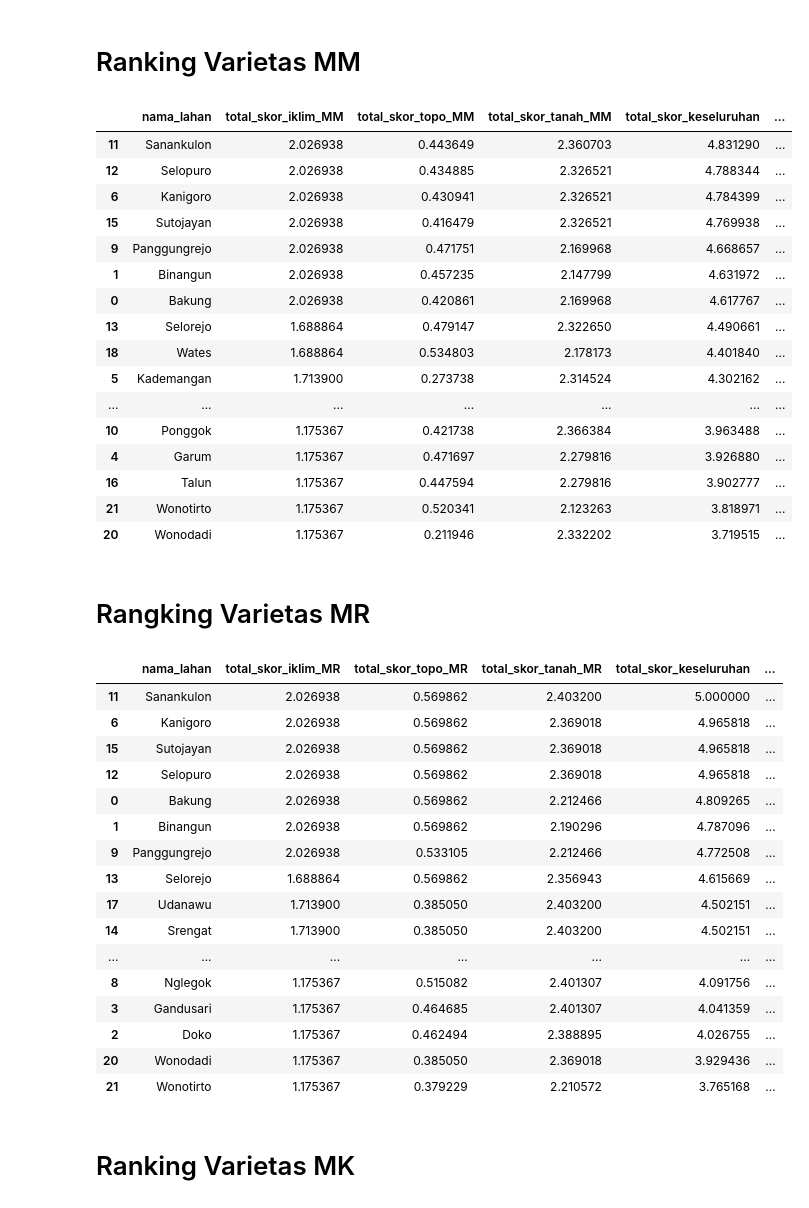
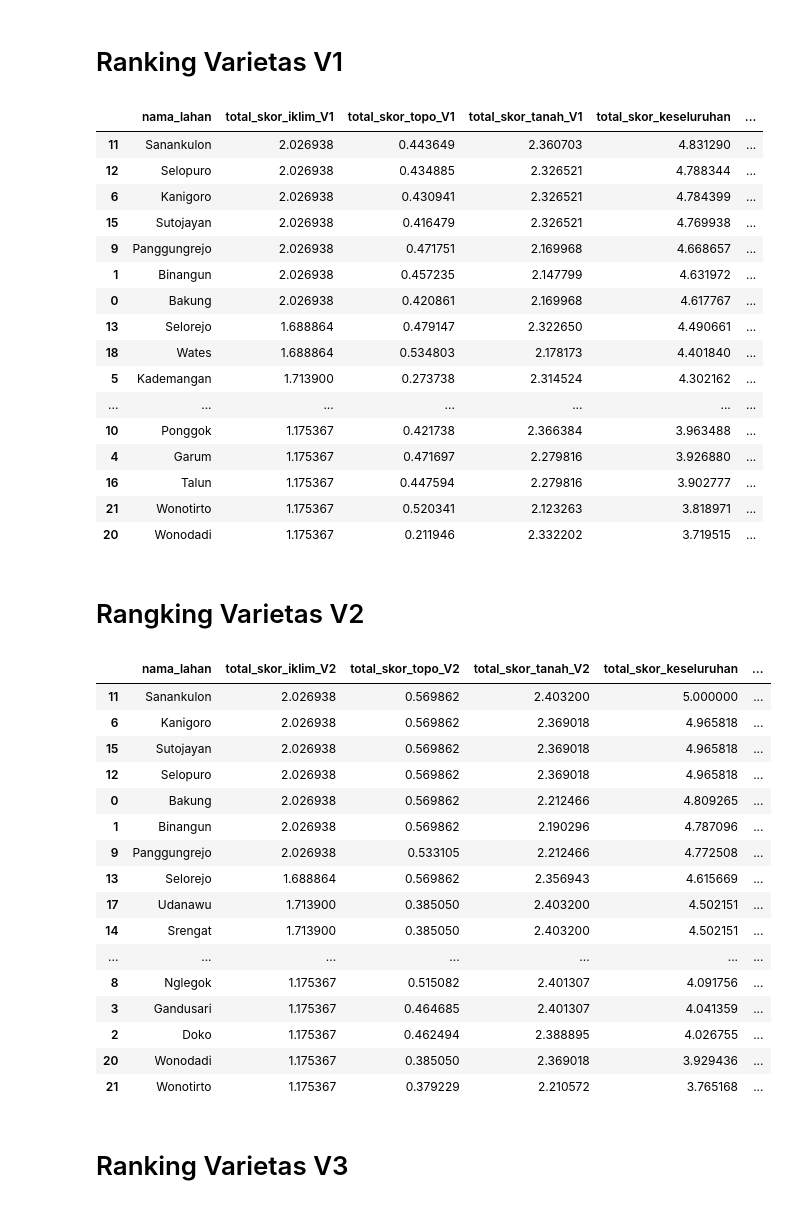
Before and after one commit to rizkyyurdan26/ahp_pm, a Jupyter notebook: ranking.ipynb, the cells around one changed output. Cells and saved outputs as stored; diff of their text form; code cells hidden in the pictures.

```diff
--- a/ranking.ipynb
+++ b/ranking.ipynb
@@ -22,51 +22,52 @@ def load_variable_from_notebook(notebook_path, variable_name):
         raise ValueError(f"Variable '{variable_name}' not found in {notebook_path}")
     return variable
 # %% [markdown]
-# Ranking Varietas MM
+# Ranking Varietas V1
 # %%
 
 
 # Mengimpor variabel dari masing-masing notebook
-total_skor_tanah_MM = load_variable_from_notebook('pm_tanah.ipynb', 'total_skor_tanah_MM')
-total_skor_topo_MM = load_variable_from_notebook('pm_topografi.ipynb', 'total_skor_topo_MM')
-skor_total_iklim_MM = load_variable_from_notebook('pm_iklim.ipynb', 'skor_total_iklim_MM')  # Ganti nama variabel yang dimuat
+total_skor_tanah_V1 = load_variable_from_notebook('pm_tanah.ipynb', 'total_skor_tanah_V1')
+total_skor_topo_V1 = load_variable_from_notebook('pm_topografi.ipynb', 'total_skor_topo_V1')
+skor_total_iklim_V1 = load_variable_from_notebook('pm_iklim.ipynb', 'skor_total_iklim_V1')  # Ganti nama variabel yang dimuat
 
 # Membuat DataFrame dari setiap variabel yang telah diimpor
 import pandas as pd
 
 # Menggabungkan DataFrame berdasarkan 'nama_lahan'
-df_tanah = total_skor_tanah_MM[['nama_lahan', 'total_skor_tanah_MM']]
-df_topo = total_skor_topo_MM[['nama_lahan', 'total_skor_topo_MM']]
-df_iklim = skor_total_iklim_MM[['nama_lahan', 'total_skor_iklim_MM']]  # Pastikan nama variabel sesuai
+df_tanah = total_skor_tanah_V1[['nama_lahan', 'total_skor_tanah_V1']]
+df_topo = total_skor_topo_V1[['nama_lahan', 'total_skor_topo_V1']]
+df_iklim = skor_total_iklim_V1[['nama_lahan', 'total_skor_iklim_V1']]  # Pastikan nama variabel sesuai
 
 df_combined = pd.merge(df_iklim, df_topo, on='nama_lahan')
 df_combined = pd.merge(df_combined, df_tanah, on='nama_lahan')
 
 # Menambahkan kolom baru untuk total skor keseluruhan
 df_combined['total_skor_keseluruhan'] = (
-    df_combined['total_skor_iklim_MM'] +
-    df_combined['total_skor_topo_MM'] +
-    df_combined['total_skor_tanah_MM']
+    df_combined['total_skor_iklim_V1'] +
+    df_combined['total_skor_topo_V1'] +
+    df_combined['total_skor_tanah_V1']
 )
 
 # Mengurutkan DataFrame berdasarkan 'total_skor_keseluruhan' secara descending
 df_combined_sorted = df_combined.sort_values(by='total_skor_keseluruhan', ascending=False)
 
 # Menambahkan kolom ranking
 df_combined_sorted['ranking'] = range(1, len(df_combined_sorted) + 1)
 
 # Menyusun ulang kolom sehingga 'ranking' berada setelah 'total_skor_keseluruhan'
 cols = df_combined_sorted.columns.tolist()
 col_pos = cols.index('total_skor_keseluruhan') + 1  # Dapatkan posisi setelah 'total_skor_keseluruhan'
 cols.insert(col_pos, cols.pop(cols.index('ranking')))  # Pindahkan 'ranking' ke posisi yang diinginkan
 
 # Menerapkan urutan kolom baru
 df_combined_sorted = df_combined_sorted[cols]
 
 # Menampilkan DataFrame yang telah disusun
 df_combined_sorted
+# df_combined_sorted.to_excel('ranking_V1.xlsx')
 # %% [output]
-|  | nama_lahan | total_skor_iklim_MM | total_skor_topo_MM | total_skor_tanah_MM | total_skor_keseluruhan | ... |
+|  | nama_lahan | total_skor_iklim_V1 | total_skor_topo_V1 | total_skor_tanah_V1 | total_skor_keseluruhan | ... |
 | 11 | Sanankulon | 2.026938 | 0.443649 | 2.360703 | 4.831290 | ... |
 | 12 | Selopuro | 2.026938 | 0.434885 | 2.326521 | 4.788344 | ... |
 | 6 | Kanigoro | 2.026938 | 0.430941 | 2.326521 | 4.784399 | ... |
@@ -84,29 +85,29 @@ df_combined_sorted
 | 21 | Wonotirto | 1.175367 | 0.520341 | 2.123263 | 3.818971 | ... |
 | 20 | Wonodadi | 1.175367 | 0.211946 | 2.332202 | 3.719515 | ... |
 # %% [markdown]
-# Rangking Varietas MR
+# Rangking Varietas V2
 # %%
 # Mengimpor variabel dari masing-masing notebook
-total_skor_tanah_MR = load_variable_from_notebook('pm_tanah.ipynb', 'total_skor_tanah_MR')
-total_skor_topo_MR = load_variable_from_notebook('pm_topografi.ipynb', 'total_skor_topo_MR')
-skor_total_iklim_MR = load_variable_from_notebook('pm_iklim.ipynb', 'skor_total_iklim_MR')  # Ganti nama variabel yang dimuat
+total_skor_tanah_V2 = load_variable_from_notebook('pm_tanah.ipynb', 'total_skor_tanah_V2')
+total_skor_topo_V2 = load_variable_from_notebook('pm_topografi.ipynb', 'total_skor_topo_V2')
+skor_total_iklim_V2 = load_variable_from_notebook('pm_iklim.ipynb', 'skor_total_iklim_V2')  # Ganti nama variabel yang dimuat
 
 # Membuat DataFrame dari setiap variabel yang telah diimpor
 import pandas as pd
 
 # Menggabungkan DataFrame berdasarkan 'nama_lahan'
-df_tanah = total_skor_tanah_MR[['nama_lahan', 'total_skor_tanah_MR']]
-df_topo = total_skor_topo_MR[['nama_lahan', 'total_skor_topo_MR']]
-df_iklim = skor_total_iklim_MR[['nama_lahan', 'total_skor_iklim_MR']]  # Pastikan nama variabel sesuai
+df_tanah = total_skor_tanah_V2[['nama_lahan', 'total_skor_tanah_V2']]
+df_topo = total_skor_topo_V2[['nama_lahan', 'total_skor_topo_V2']]
+df_iklim = skor_total_iklim_V2[['nama_lahan', 'total_skor_iklim_V2']]  # Pastikan nama variabel sesuai
 
 df_combined = pd.merge(df_iklim, df_topo, on='nama_lahan')
 df_combined = pd.merge(df_combined, df_tanah, on='nama_lahan')
 
 # Menambahkan kolom baru untuk total skor keseluruhan
 df_combined['total_skor_keseluruhan'] = (
-    df_combined['total_skor_iklim_MR'] +
-    df_combined['total_skor_topo_MR'] +
-    df_combined['total_skor_tanah_MR']
+    df_combined['total_skor_iklim_V2'] +
+    df_combined['total_skor_topo_V2'] +
+    df_combined['total_skor_tanah_V2']
 )
 
 # Mengurutkan DataFrame berdasarkan 'total_skor_keseluruhan' secara descending
@@ -125,8 +126,9 @@ df_combined_sorted = df_combined_sorted[cols]
 
 # Menampilkan DataFrame yang telah disusun
 df_combined_sorted
+# df_combined_sorted.to_excel('ranking_V2.xlsx')
 # %% [output]
-|  | nama_lahan | total_skor_iklim_MR | total_skor_topo_MR | total_skor_tanah_MR | total_skor_keseluruhan | ... |
+|  | nama_lahan | total_skor_iklim_V2 | total_skor_topo_V2 | total_skor_tanah_V2 | total_skor_keseluruhan | ... |
 | 11 | Sanankulon | 2.026938 | 0.569862 | 2.403200 | 5.000000 | ... |
 | 6 | Kanigoro | 2.026938 | 0.569862 | 2.369018 | 4.965818 | ... |
 | 15 | Sutojayan | 2.026938 | 0.569862 | 2.369018 | 4.965818 | ... |
@@ -144,6 +146,6 @@ df_combined_sorted
 | 20 | Wonodadi | 1.175367 | 0.385050 | 2.369018 | 3.929436 | ... |
 | 21 | Wonotirto | 1.175367 | 0.379229 | 2.210572 | 3.765168 | ... |
 # %% [markdown]
-# Ranking Varietas MK
+# Ranking Varietas V3
 # %%
 # Mengimpor variabel dari masing-masing notebook
```
Also changed, not shown: parts of 5 cells of this notebook, 20 other files.
